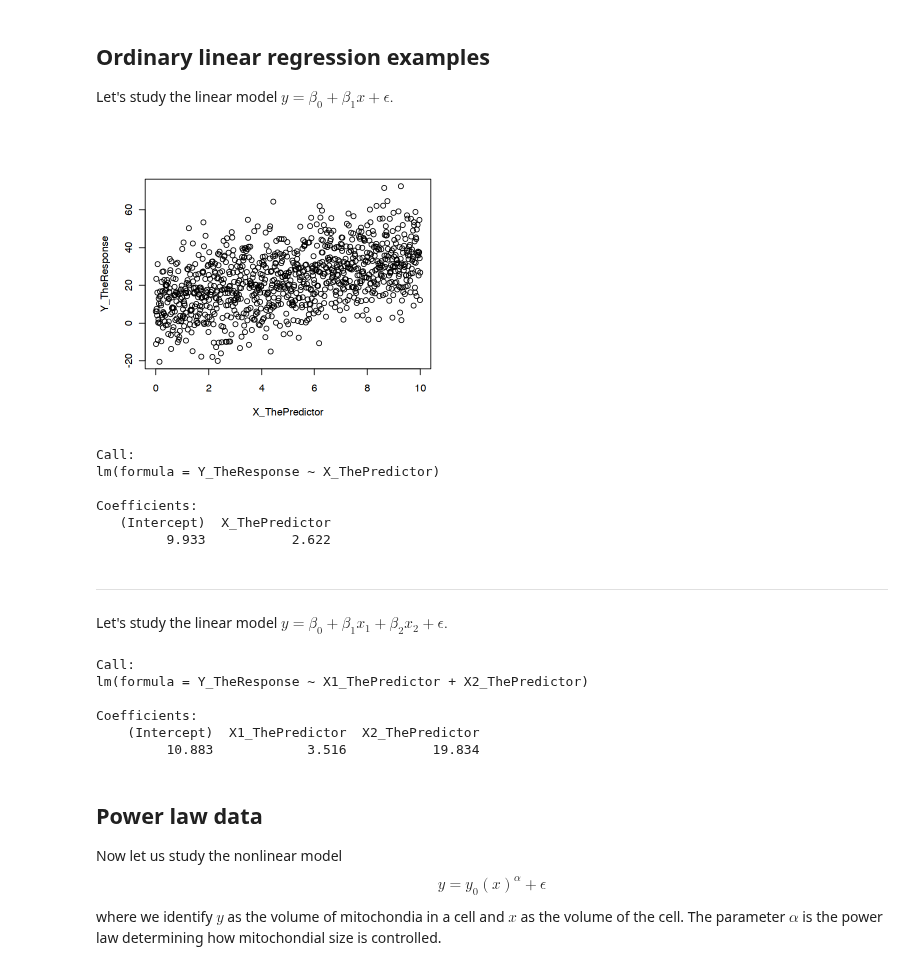
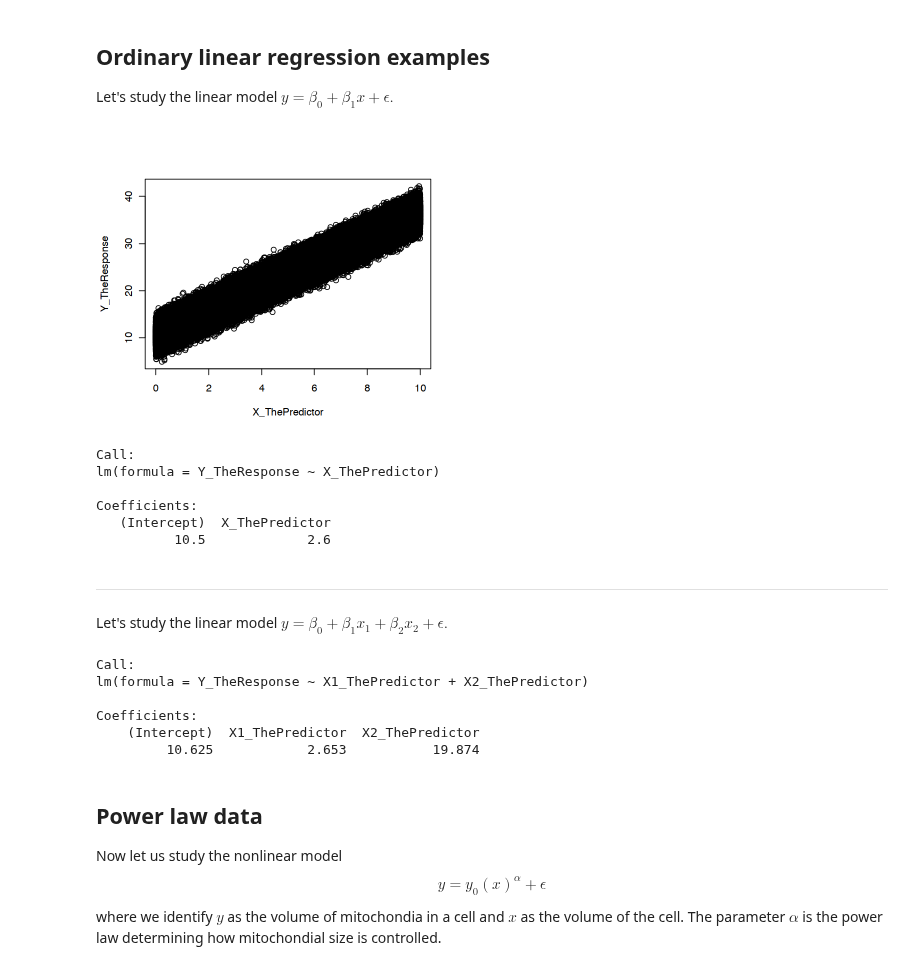
Before and after one commit to allardjun/Math227C, a Jupyter notebook: LectureNotebooks/L6.1_AllometricScaling.ipynb, the cells around one changed output. Saved outputs shown, nothing was run; the diff lists cells and outputs as text; code cells hidden in the pictures.

```diff
--- a/LectureNotebooks/L6.1_AllometricScaling.ipynb
+++ b/LectureNotebooks/L6.1_AllometricScaling.ipynb
@@ -13,19 +13,19 @@ options(repr.plot.width=6, repr.plot.height=5)
 Let's study the linear model $y = \beta_0 + \beta_1 x + \epsilon.$
 # %%
 # Simulate some linear data with noise
-N <- 1000
+N <- 1000000
 beta0 <- 10.5
 beta1 <- 2.6
-sigma <- 14
+sigma <- 1.4
 
 X_ThePredictor <- seq(0,10,length=N)
 eps <- rnorm(N,0,sigma) # noise aka residuals
 
 Y_TheResponse <- beta0 + beta1*X_ThePredictor +eps
 
 plot(X_ThePredictor,Y_TheResponse)
 # %% [output]
-[figure, old version]
+[figure, new version]
 # %%
 # Fit a linear model
 lm(Y_TheResponse~X_ThePredictor)
@@ -35,7 +35,7 @@ lm(formula = Y_TheResponse ~ X_ThePredictor)
 
 Coefficients:
    (Intercept)  X_ThePredictor
-         9.933           2.622
+          10.5             2.6
 # %% [markdown]
 ---
 Let's study the linear model $y = \beta_0 + \beta_1 x_1 + \beta_2 x_2 + \epsilon.$
@@ -47,7 +47,7 @@ N <- 1000
 beta0 <- 10.5
 beta1 <- 2.6
 beta2 <- 20
-sigma <- 110
+sigma <- 10
 
 X1_ThePredictor <- runif(N,0,10)
 X2_ThePredictor <- runif(N,0,10)
@@ -63,7 +63,7 @@ lm(formula = Y_TheResponse ~ X1_ThePredictor + X2_ThePredictor)
 
 Coefficients:
     (Intercept)  X1_ThePredictor  X2_ThePredictor
-         10.883            3.516           19.834
+         10.625            2.653           19.874
 # %% [markdown]
 ## Power law data
 
```
Also changed, not shown: parts of 4 cells of this notebook, 1 other file.
